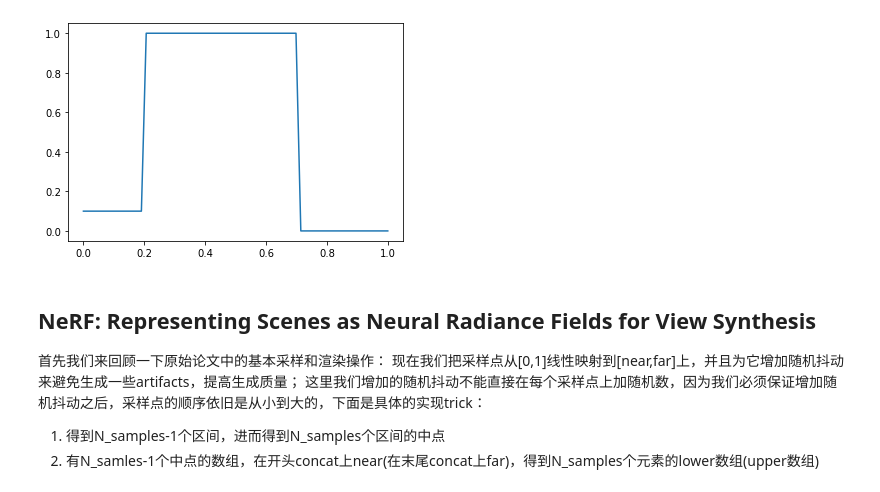
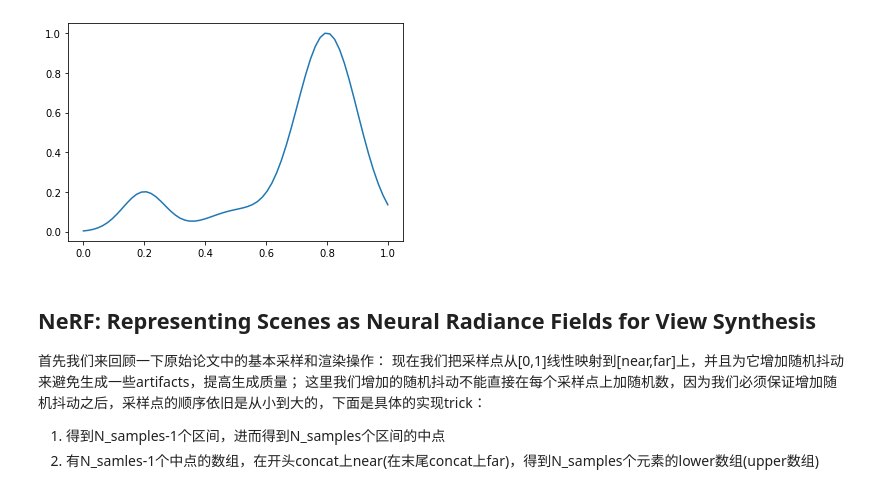
Before and after one commit to sayoriaaa/My-NeRF-Notes, a Jupyter notebook: Sampling (DVGO).ipynb, the cells around one changed output. Cells and saved outputs as stored; diff of their text form; code cells hidden in the pictures.

```diff
--- a/Sampling (DVGO).ipynb
+++ b/Sampling (DVGO).ipynb
@@ -13,36 +13,52 @@ PS: 这里的给出函数的density分布是已经处理过归一到[0,1]上的
 # %%
 import numpy as np
 import matplotlib.pyplot as plt
 import torch
 N_samples = 256
 
-def sigma_distr(x):
-    mu1, sigma1 = 0.2, 0.07
-    mu2, sigma2 = 0.5, 0.1
-    mu3, sigma3 = 0.8, 0.1
-
-    # 三个高斯分布的概率密度函数
-    y1 = 0.2 * (np.exp(-((x - mu1)**2) / (2 * sigma1**2)) / (sigma1 * np.sqrt(2*np.pi)))/(1/ (sigma1 * np.sqrt(2*np.pi)))
-    y2 = 0.1 * (np.exp(-((x - mu2)**2) / (2 * sigma2**2)) / (sigma2 * np.sqrt(2*np.pi)))/(1/ (sigma2 * np.sqrt(2*np.pi)))
-    y3 = 1.0 * (np.exp(-((x - mu3)**2) / (2 * sigma3**2)) / (sigma3 * np.sqrt(2*np.pi)))/(1/ (sigma3 * np.sqrt(2*np.pi)))
-
-    return y1 + y2 + y3
+sigma_distr_type = 0
 
 def sigma_distr(x):
-    if x < 0.2:
-        return 0.1
-    if x < 0.7:
-        return 1.
-    else:
-        return 0
+    if sigma_distr_type == 0: #三个峰的分布函数，一个主峰
+        mu1, sigma1 = 0.2, 0.07
+        mu2, sigma2 = 0.5, 0.1
+        mu3, sigma3 = 0.8, 0.1
+
+        # 三个高斯分布的概率密度函数
+        y1 = 0.2 * (np.exp(-((x - mu1)**2) / (2 * sigma1**2)) / (sigma1 * np.sqrt(2*np.pi)))/(1/ (sigma1 * np.sqrt(2*np.pi)))
+        y2 = 0.1 * (np.exp(-((x - mu2)**2) / (2 * sigma2**2)) / (sigma2 * np.sqrt(2*np.pi)))/(1/ (sigma2 * np.sqrt(2*np.pi)))
+        y3 = 1.0 * (np.exp(-((x - mu3)**2) / (2 * sigma3**2)) / (sigma3 * np.sqrt(2*np.pi)))/(1/ (sigma3 * np.sqrt(2*np.pi)))
+
+        return y1 + y2 + y3
+
+    elif sigma_distr_type ==1: #阶梯函数
+        if x < 0.2:
+            return 0.1
+        if x < 0.7:
+            return 1.
+        else:
+            return 0
+    elif sigma_distr_type == 2: #三个峰的分布函数，两个主峰
+        mu1, sigma1 = 0.2, 0.07
+        mu2, sigma2 = 0.5, 0.1
+        mu3, sigma3 = 0.8, 0.1
+
+        # 三个高斯分布的概率密度函数
+        y1 = 1.0 * (np.exp(-((x - mu1)**2) / (2 * sigma1**2)) / (sigma1 * np.sqrt(2*np.pi)))/(1/ (sigma1 * np.sqrt(2*np.pi)))
+        y2 = 0.1 * (np.exp(-((x - mu2)**2) / (2 * sigma2**2)) / (sigma2 * np.sqrt(2*np.pi)))/(1/ (sigma2 * np.sqrt(2*np.pi)))
+        y3 = 1.0 * (np.exp(-((x - mu3)**2) / (2 * sigma3**2)) / (sigma3 * np.sqrt(2*np.pi)))/(1/ (sigma3 * np.sqrt(2*np.pi)))
+
+        return y1 + y2 + y3
+
+
 
 x = np.linspace(0, 1, 64)# 对射线进行均匀采样
 
 plt.plot(x, [sigma_distr(i) for i in x])
 plt.show()
 #print(x)
 # %% [output]
-[figure, old version]
+[figure, new version]
 # %% [markdown]
 ## NeRF: Representing Scenes as Neural Radiance Fields for View Synthesis
 首先我们来回顾一下原始论文中的基本采样和渲染操作：
```
Also changed, not shown: parts of 15 cells of this notebook.
